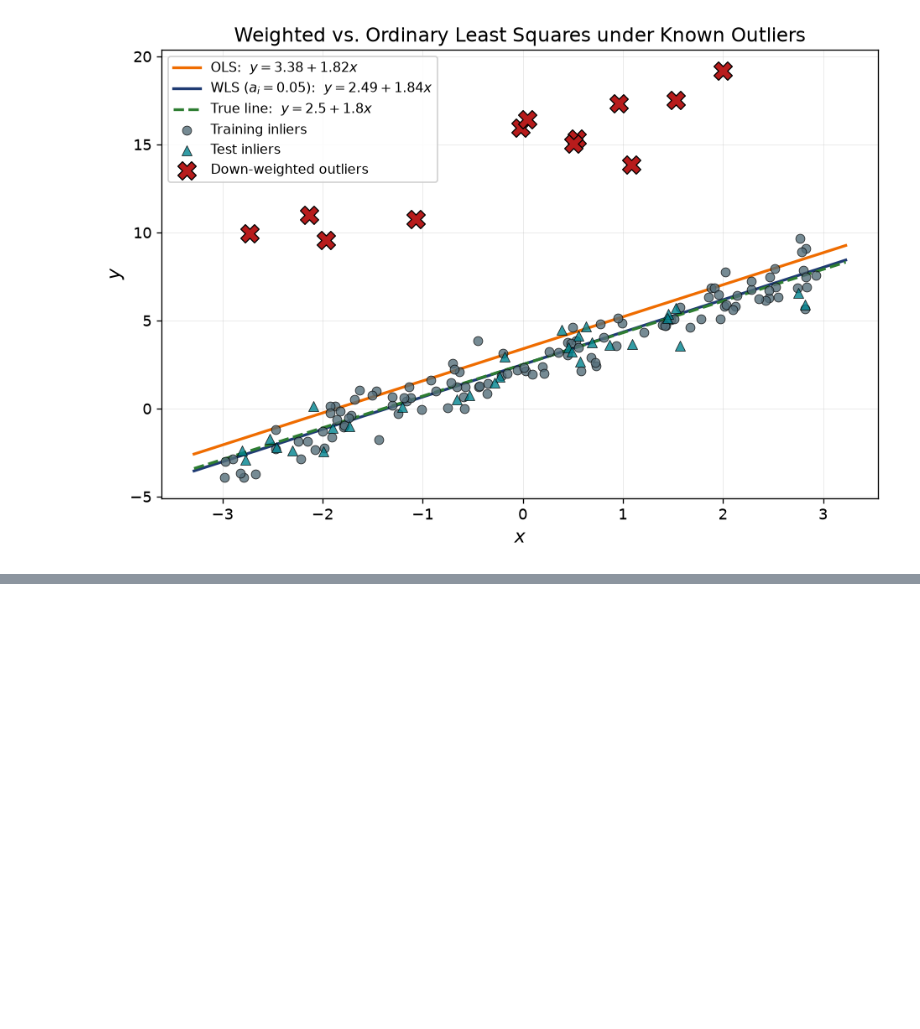
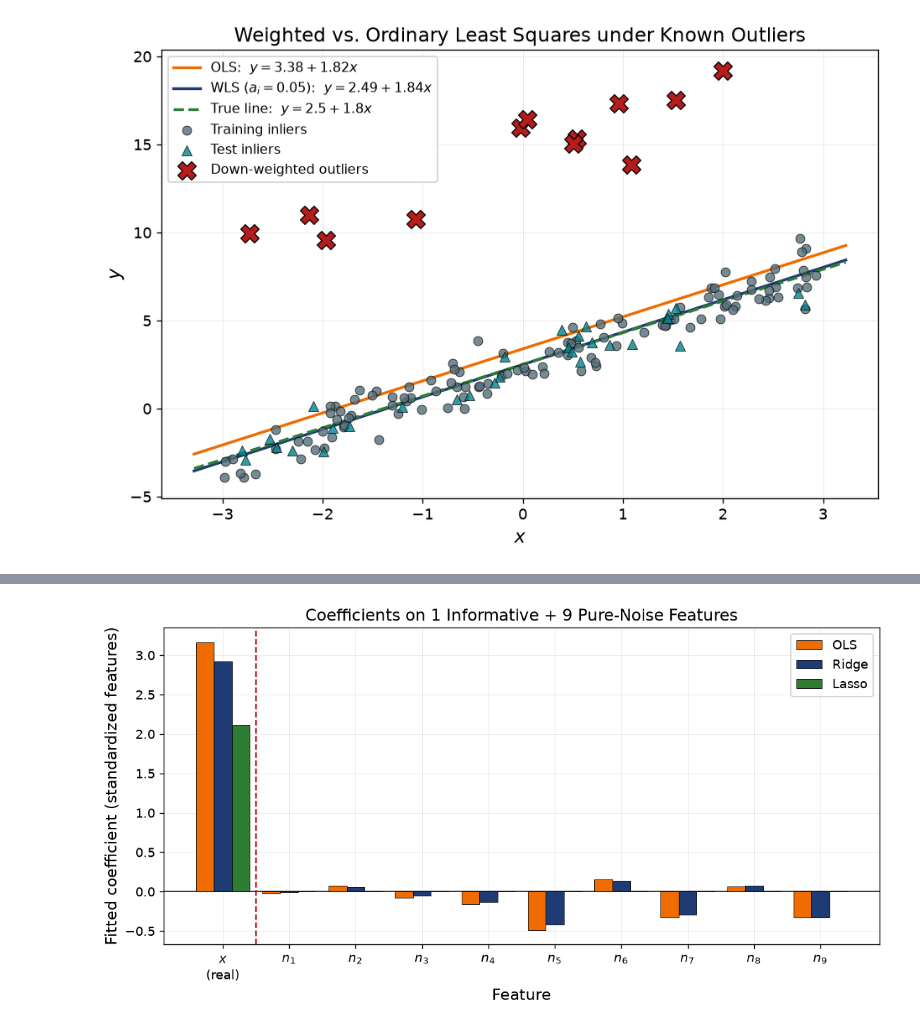
Before and after one commit to DDRMin/EN3150_Assignment_02, a Jupyter notebook: q1.ipynb, the cells around one changed output, grey strips where cells are left out. Drawn from its saved outputs; the diff is of its cells as text; code cells hidden in the pictures; blank space fills up the shorter version.

```diff
--- a/q1.ipynb
+++ b/q1.ipynb
@@ -372,0 +455,28 @@ plt.show()
+# %%
+# Coefficient magnitudes: real feature vs. the nine noise features
+
+fig, ax = plt.subplots(figsize=(9.5, 5))
+
+idx = np.arange(10)
+width = 0.27
+
+for i, (name, color) in enumerate(zip(('OLS', 'Ridge', 'Lasso'),
+                                      ('#ef6c00', '#1f3b73', '#2e7d32'))):
+    ax.bar(idx + (i - 1) * width, coefs[name], width, label=name,
+           color=color, edgecolor='black', linewidth=0.5, zorder=3)
+
+ax.axhline(0, color='black', linewidth=0.9, zorder=2)
+ax.axvline(0.5, color='#b71c1c', linestyle='--', linewidth=1.3, zorder=2)
+
+ax.set_xticks(idx)
+ax.set_xticklabels(['$x$\n(real)'] + [f'$n_{i}$' for i in range(1, 10)])
+ax.set_xlabel('Feature')
+ax.set_ylabel('Fitted coefficient (standardized features)')
+ax.set_title('Coefficients on 1 Informative + 9 Pure-Noise Features')
+ax.legend(framealpha=0.9, loc='upper right')
+
+plt.tight_layout()
+save_fig('q4_coefficients')
+plt.show()
+# %% [output]
+[figure, added]
```
Also changed, not shown: parts of 2 cells of this notebook, 3 other files.
